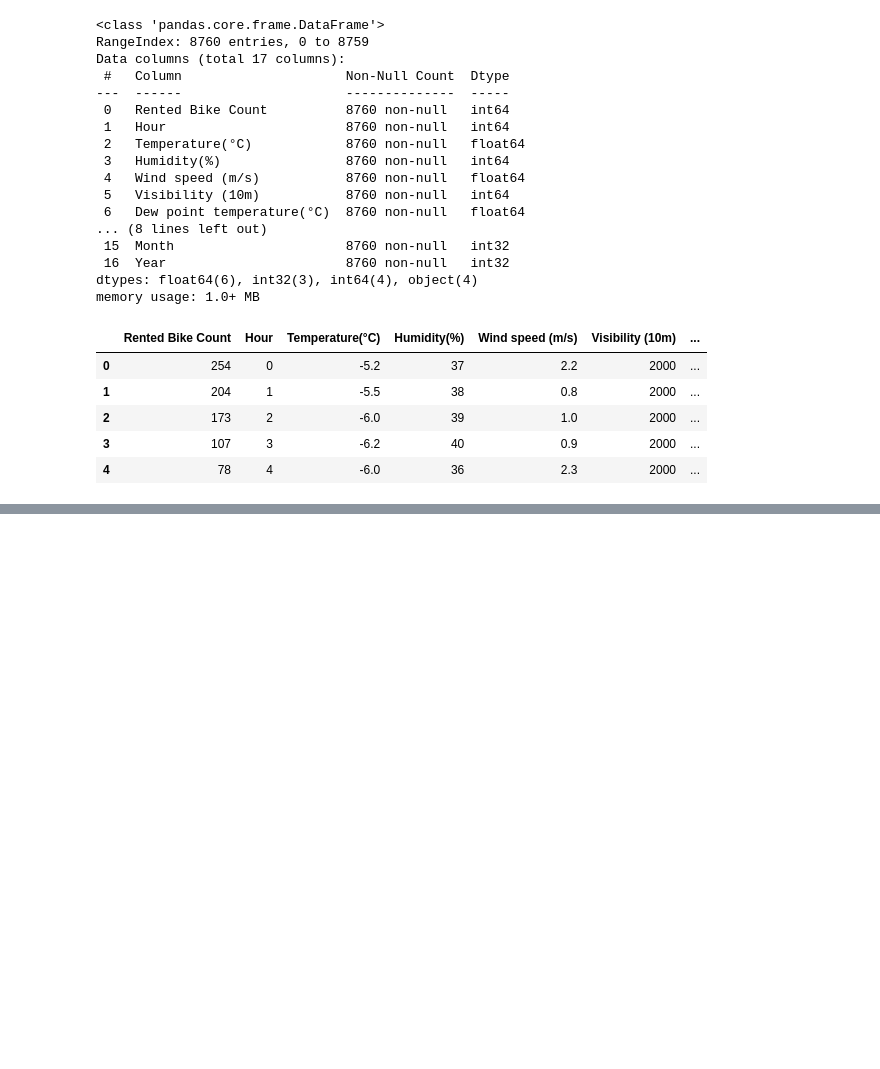
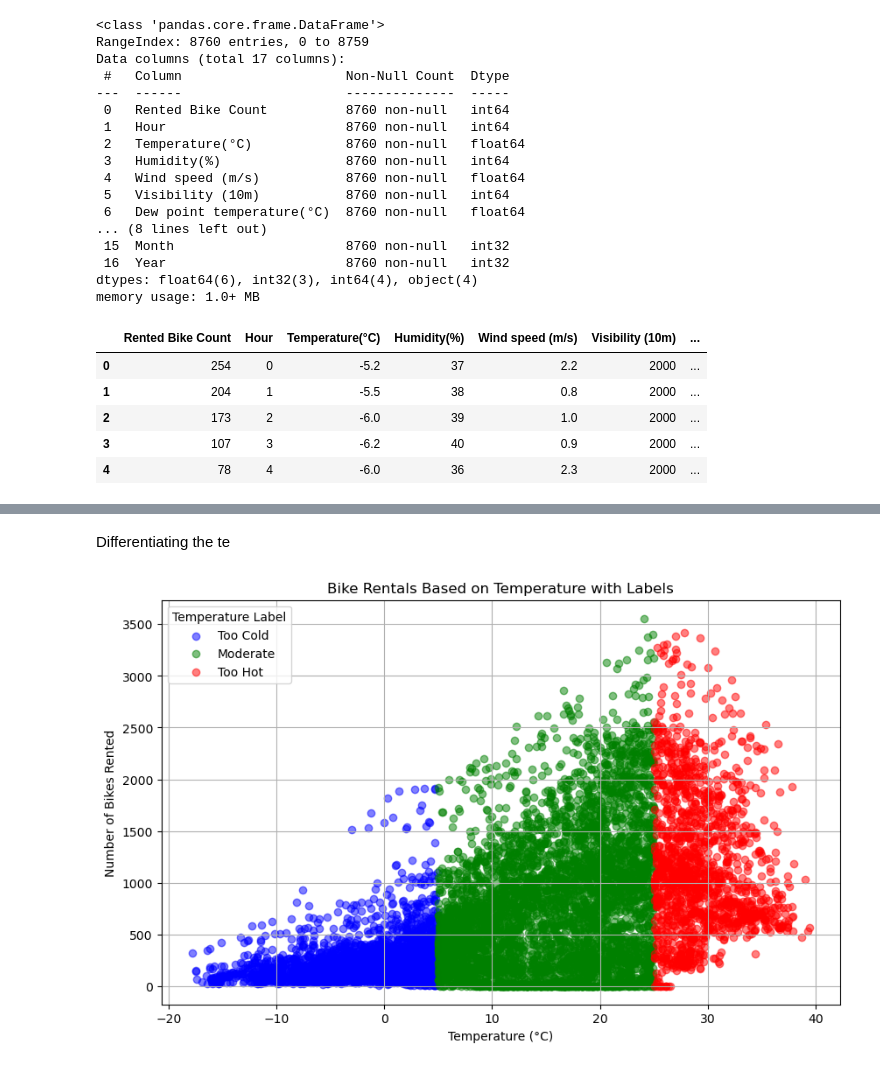
Before and after one commit to Eemani326/Interactive-Data, a Jupyter notebook: Bike_Rental_phase_1.ipynb, the cells around one changed output, grey strips where cells are left out. Drawn from its saved outputs; the diff is of its cells as text; code cells hidden in the pictures; blank space fills up the shorter version.

```diff
--- a/Bike_Rental_phase_1.ipynb
+++ b/Bike_Rental_phase_1.ipynb
@@ -86,0 +102,36 @@ memory usage: 1.0+ MB
+# %% [markdown]
+Differentiating the te
+# %%
+import pandas as pd
+import matplotlib.pyplot as plt
+import plotly.express as px
+
+
+# Define temperature thresholds for labeling
+def temperature_label(temp):
+    if temp < 5:
+        return "Too Cold"
+    elif temp > 25:
+        return "Too Hot"
+    else:
+        return "Moderate"
+
+# Apply the function to create a new column in the dataset
+df['Temperature Label'] = df['Temperature(°C)'].apply(temperature_label)
+
+# Static scatter plot using Matplotlib
+plt.figure(figsize=(10, 6))
+colors = {'Too Cold': 'blue', 'Moderate': 'green', 'Too Hot': 'red'}
+for label, color in colors.items():
+    subset = df[df['Temperature Label'] == label]
+    plt.scatter(subset['Temperature(°C)'], subset['Rented Bike Count'],
+                alpha=0.5, label=label, color=color)
+
+plt.title("Bike Rentals Based on Temperature with Labels")
+plt.xlabel("Temperature (°C)")
+plt.ylabel("Number of Bikes Rented")
+plt.legend(title="Temperature Label")
+plt.grid(True)
+plt.show()
+# %% [output]
+[figure, added]
```
Also changed, not shown: parts of 27 cells of this notebook.
